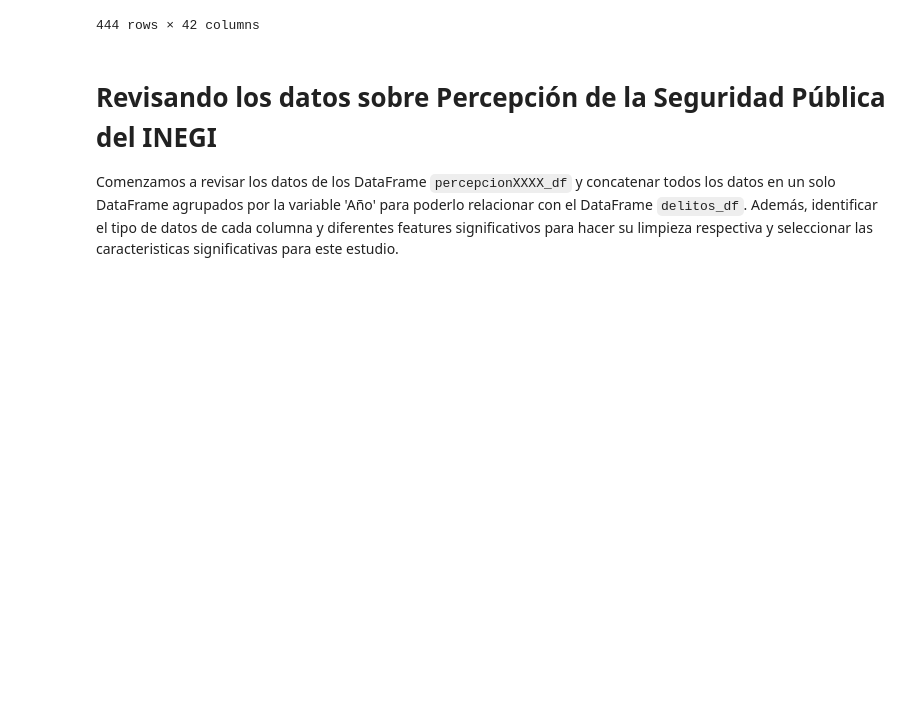
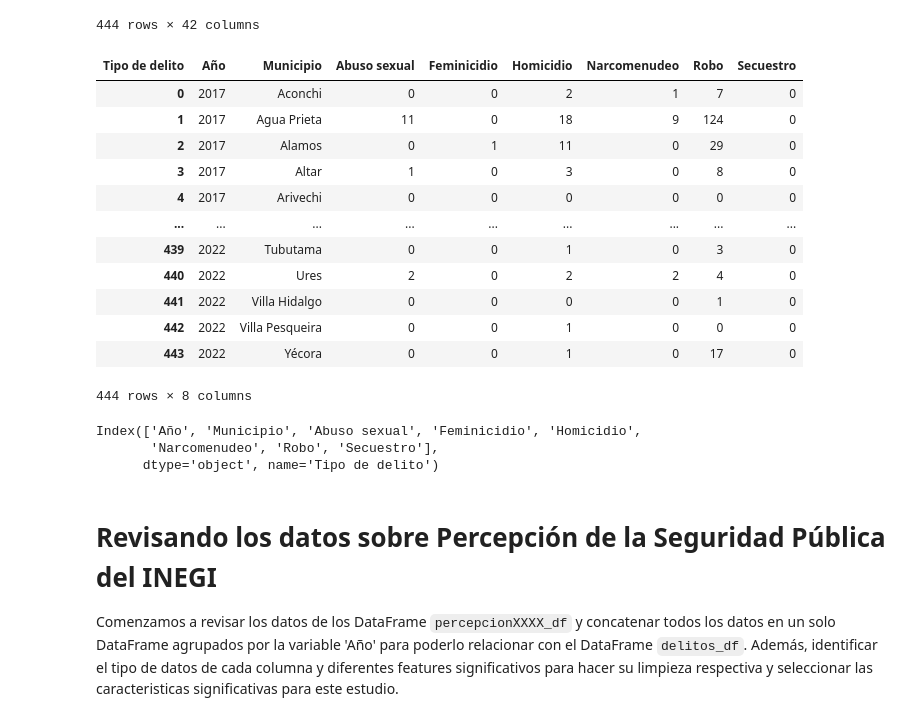
Before and after one commit to osirisizs/Proyecto-Ingenieria-de-Caracteristicas, a Jupyter notebook: Proyecto1_Descargando_Datos.ipynb, the cells around one changed output. Cells and saved outputs as stored; diff of their text form; code cells hidden in the pictures; blank space fills up the shorter version.

```diff
--- a/Proyecto1_Descargando_Datos.ipynb
+++ b/Proyecto1_Descargando_Datos.ipynb
@@ -394,6 +398,66 @@ delitos_df
 | 442 | 2022 | Villa Pesqueira | 0 | 0 | 0 | 0 | ... |
 | 443 | 2022 | Yécora | 0 | 0 | 0 | 0 | ... |
 444 rows × 42 columns
+# %%
+# Eliminar caracteristicas no significativas
+delitos_df.columns
+
+del delitos_df['Aborto']
+del delitos_df['Abuso de confianza']
+del delitos_df['Acoso sexual']
+del delitos_df['Allanamiento de morada']
+del delitos_df['Amenazas']
+del delitos_df['Contra el medio ambiente']
+del delitos_df['Corrupción de menores']
+del delitos_df['Daño a la propiedad']
+del delitos_df['Delitos cometidos por servidores públicos']
+del delitos_df['Despojo']
+del delitos_df['Electorales']
+del delitos_df['Evasión de presos']
+del delitos_df['Extorsión']
+del delitos_df['Falsedad']
+del delitos_df['Falsificación']
+del delitos_df['Fraude']
+del delitos_df['Hostigamiento sexual']
+del delitos_df['Incesto']
+del delitos_df['Incumplimiento de obligaciones de asistencia familiar']
+del delitos_df['Lesiones']
+del delitos_df['Otros delitos contra el patrimonio']
+del delitos_df['Otros delitos contra la familia']
+del delitos_df['Otros delitos contra la sociedad']
+del delitos_df['Otros delitos del Fuero Común']
+del delitos_df['Otros delitos que atentan contra la libertad personal']
+del delitos_df['Otros delitos que atentan contra la libertad y la seguridad sexual']
+del delitos_df['Otros delitos que atentan contra la vida y la integridad corporal']
+del delitos_df['Rapto']
+del delitos_df['Trata de personas']
+del delitos_df['Tráfico de menores']
+del delitos_df['Violación equiparada']
+del delitos_df['Violación simple']
+del delitos_df['Violencia de género en todas sus modalidades distinta a la violencia familiar']
+del delitos_df['Violencia familiar']
+
+delitos_df
+# %% [output]
+| Tipo de delito | Año | Municipio | Abuso sexual | Feminicidio | Homicidio | Narcomenudeo | Robo | Secuestro |
+| 0 | 2017 | Aconchi | 0 | 0 | 2 | 1 | 7 | 0 |
+| 1 | 2017 | Agua Prieta | 11 | 0 | 18 | 9 | 124 | 0 |
+| 2 | 2017 | Alamos | 0 | 1 | 11 | 0 | 29 | 0 |
+| 3 | 2017 | Altar | 1 | 0 | 3 | 0 | 8 | 0 |
+| 4 | 2017 | Arivechi | 0 | 0 | 0 | 0 | 0 | 0 |
+| ... | ... | ... | ... | ... | ... | ... | ... | ... |
+| 439 | 2022 | Tubutama | 0 | 0 | 1 | 0 | 3 | 0 |
+| 440 | 2022 | Ures | 2 | 0 | 2 | 2 | 4 | 0 |
+| 441 | 2022 | Villa Hidalgo | 0 | 0 | 0 | 0 | 1 | 0 |
+| 442 | 2022 | Villa Pesqueira | 0 | 0 | 1 | 0 | 0 | 0 |
+| 443 | 2022 | Yécora | 0 | 0 | 1 | 0 | 17 | 0 |
+444 rows × 8 columns
+# %%
+delitos_df.columns
+# %% [output]
+Index(['Año', 'Municipio', 'Abuso sexual', 'Feminicidio', 'Homicidio',
+       'Narcomenudeo', 'Robo', 'Secuestro'],
+      dtype='object', name='Tipo de delito')
 # %%
 # Guardamos el Data Frame 'delitos_df' de pandas como .parquet
 delitos_df.to_parquet(subdir + 'delitos_df.parquet')
```
Also changed, not shown: parts of 7 cells of this notebook.
